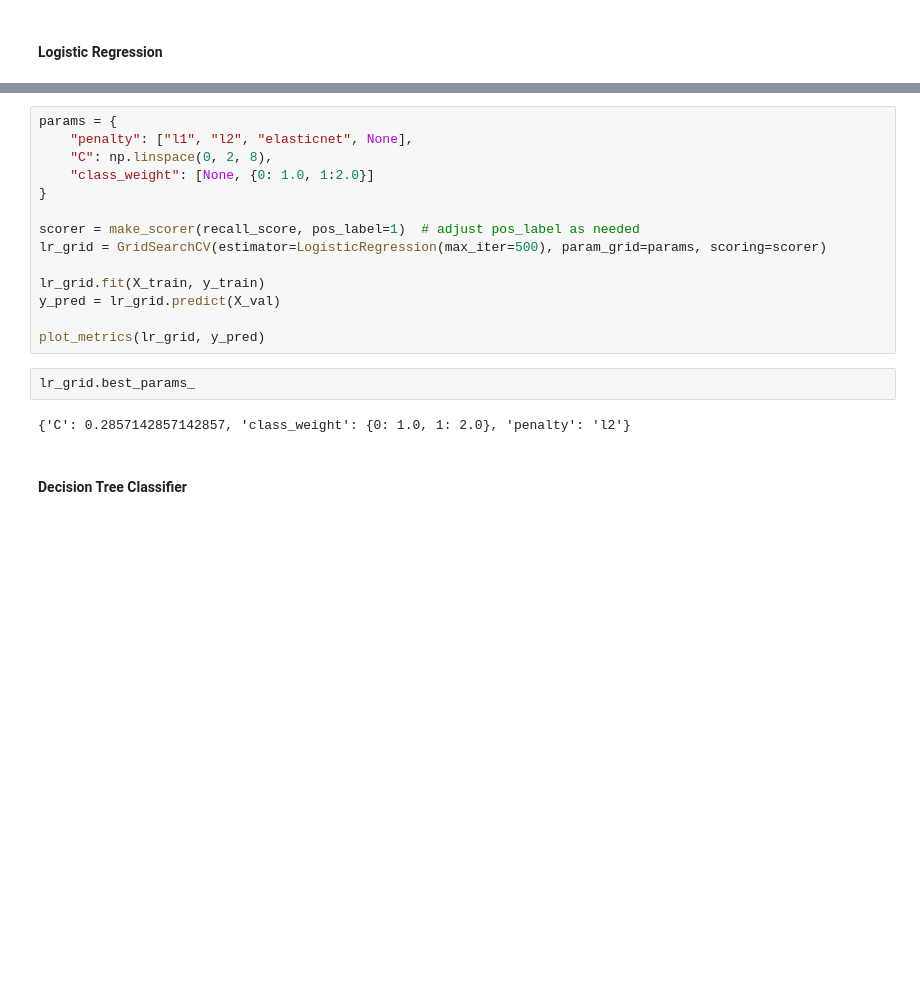
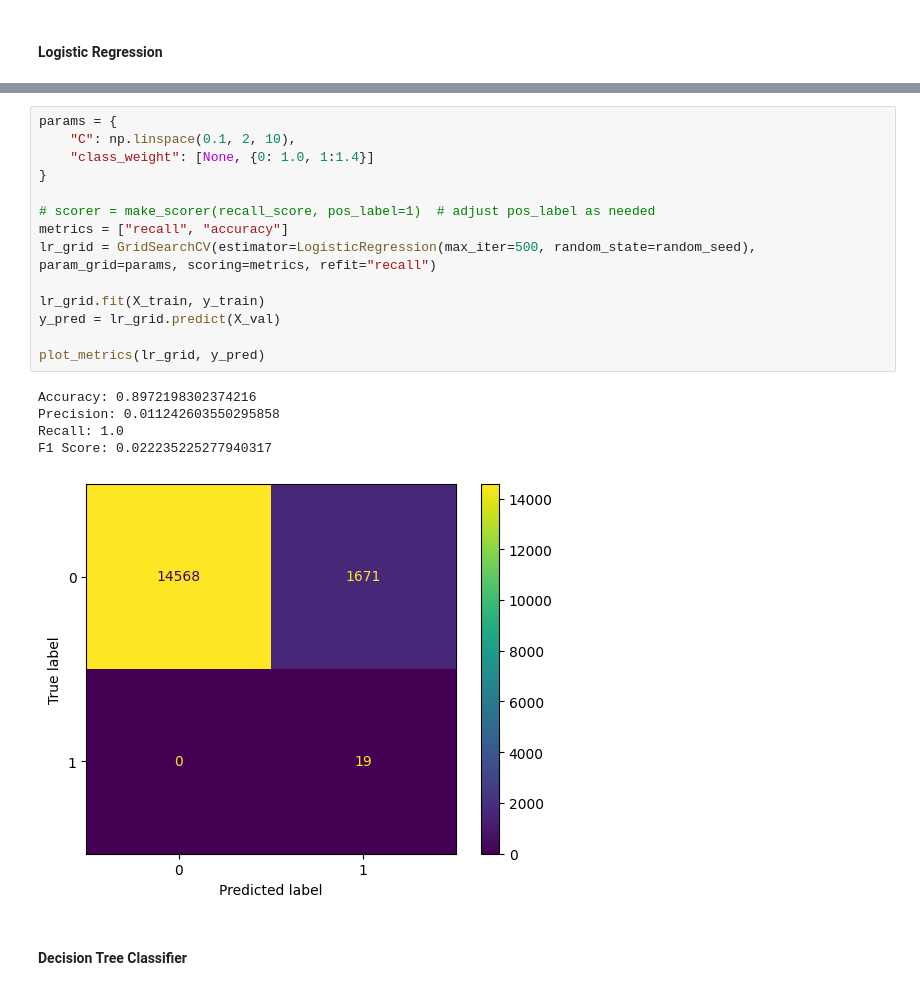
Before and after one commit to noahfrank0001/BankFraudDetection, a Jupyter notebook: analysis.ipynb, the cells around one changed output, grey strips where cells are left out. Cells and saved outputs as stored; diff of their text form; blank space fills up the shorter version.

```diff
--- a/analysis.ipynb
+++ b/analysis.ipynb
@@ -223,21 +230,23 @@ F1 Score: 0.02591792656587473
 # %%
 params = {
-    "penalty": ["l1", "l2", "elasticnet", None],
-    "C": np.linspace(0, 2, 8),
-    "class_weight": [None, {0: 1.0, 1:2.0}]
+    "C": np.linspace(0.1, 2, 10),
+    "class_weight": [None, {0: 1.0, 1:1.4}]
 }
 
-scorer = make_scorer(recall_score, pos_label=1)  # adjust pos_label as needed
-lr_grid = GridSearchCV(estimator=LogisticRegression(max_iter=500), param_grid=params, scoring=scorer)
+# scorer = make_scorer(recall_score, pos_label=1)  # adjust pos_label as needed
+metrics = ["recall", "accuracy"]
+lr_grid = GridSearchCV(estimator=LogisticRegression(max_iter=500, random_state=random_seed), param_grid=params, scoring=metrics, refit="recall")
 
 lr_grid.fit(X_train, y_train)
 y_pred = lr_grid.predict(X_val)
 
 plot_metrics(lr_grid, y_pred)
+# %% [output]
+Accuracy: 0.8972198302374216
+Precision: 0.011242603550295858
+Recall: 1.0
+F1 Score: 0.022235225277940317
+[figure, added]
-# %%
-lr_grid.best_params_
-# %% [output]
-{'C': 0.2857142857142857, 'class_weight': {0: 1.0, 1: 2.0}, 'penalty': 'l2'}
 # %% [markdown]
 #### Decision Tree Classifier
 # %%
```
Also changed, not shown: parts of 38 cells of this notebook.
